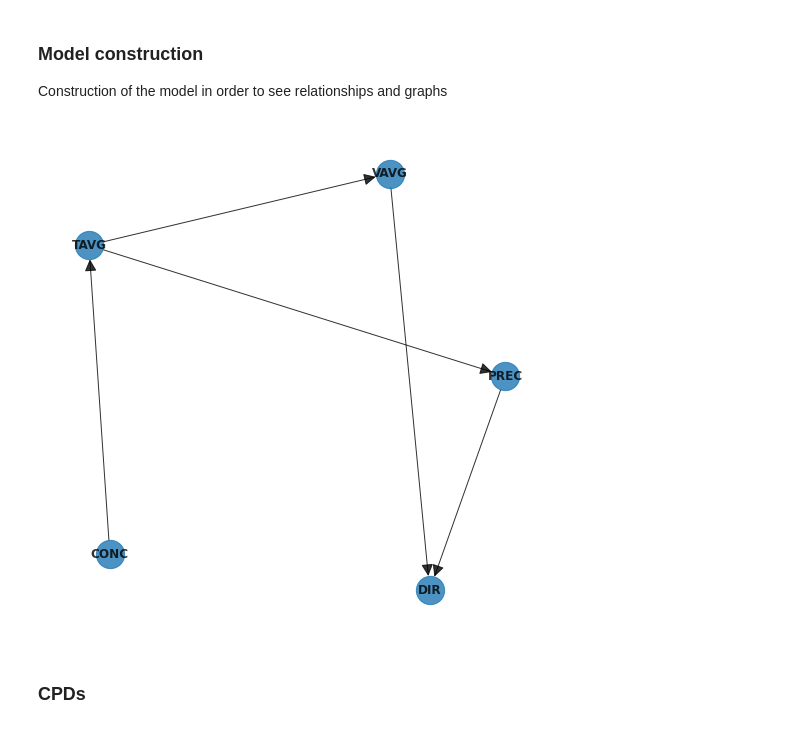
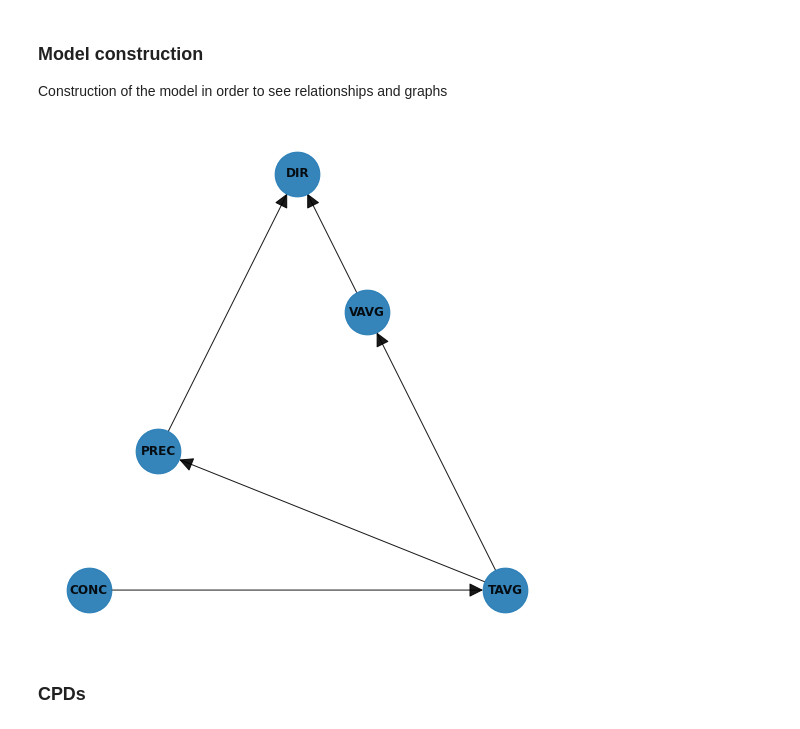
Before and after one commit to CrisSherban/Pollen, a Jupyter notebook: src/network.ipynb, the cells around one changed output. Cells and saved outputs as stored; diff of their text form; code cells hidden in the pictures.

Commit message:
corrected error plot

```diff
--- a/src/network.ipynb
+++ b/src/network.ipynb
@@ -81,16 +81,16 @@ Construction of the model in order to see relationships and graphs
 # %%
 scoring_method = K2Score(data=pollen_data)
 est = HillClimbSearch(data=pollen_data)
 estimated_model = est.estimate(scoring_method=scoring_method,
                                max_indegree=4, max_iter=int(1e4))
 
 fig = plt.figure(figsize=(7, 7))
-nx.draw(estimated_model, with_labels=True, arrowsize=25,
-        node_size=800, alpha=0.8, font_weight='bold')
+nx.draw(estimated_model, with_labels=True, arrowsize=30,
+        node_size=2000, alpha=0.9, font_weight='bold', pos=nx.planar_layout(estimated_model))
 plt.savefig(f"{project_cwd}/out/network.png")
 plt.show()
 # %% [output]
-[figure, old version]
+[figure, new version]
 # %% [markdown]
 ### CPDs
 # %%
```
Also changed, not shown: parts of 2 cells of this notebook, 1 other file.
